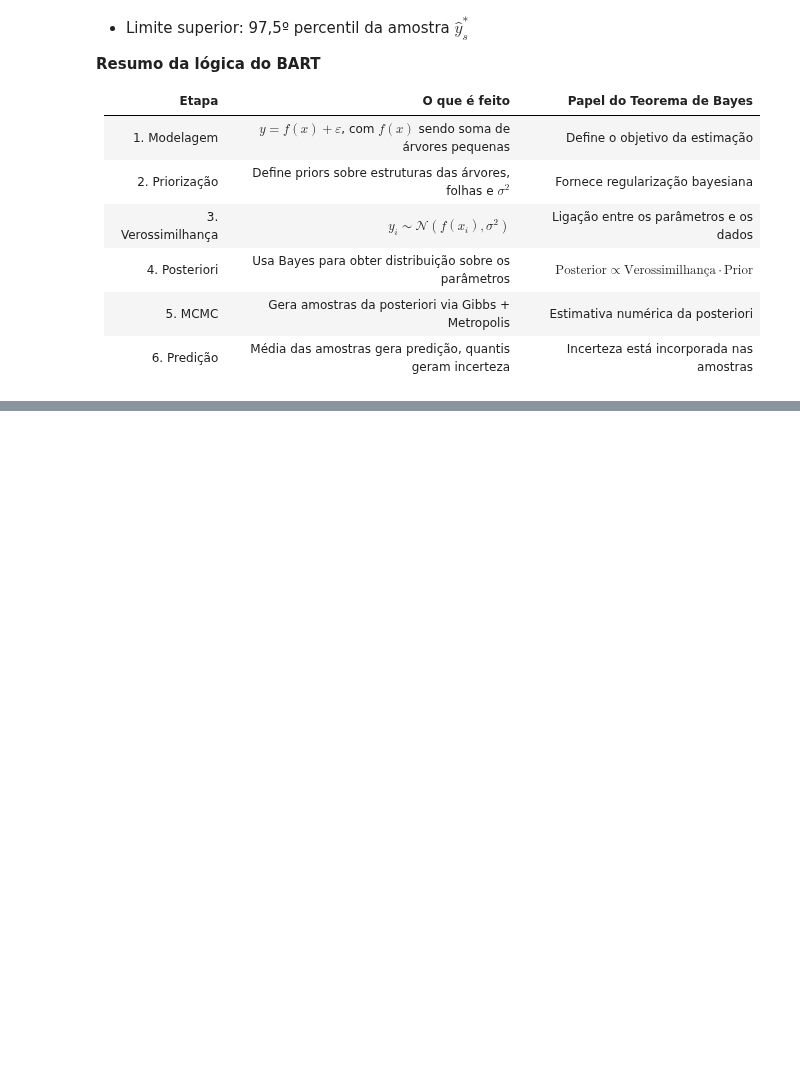
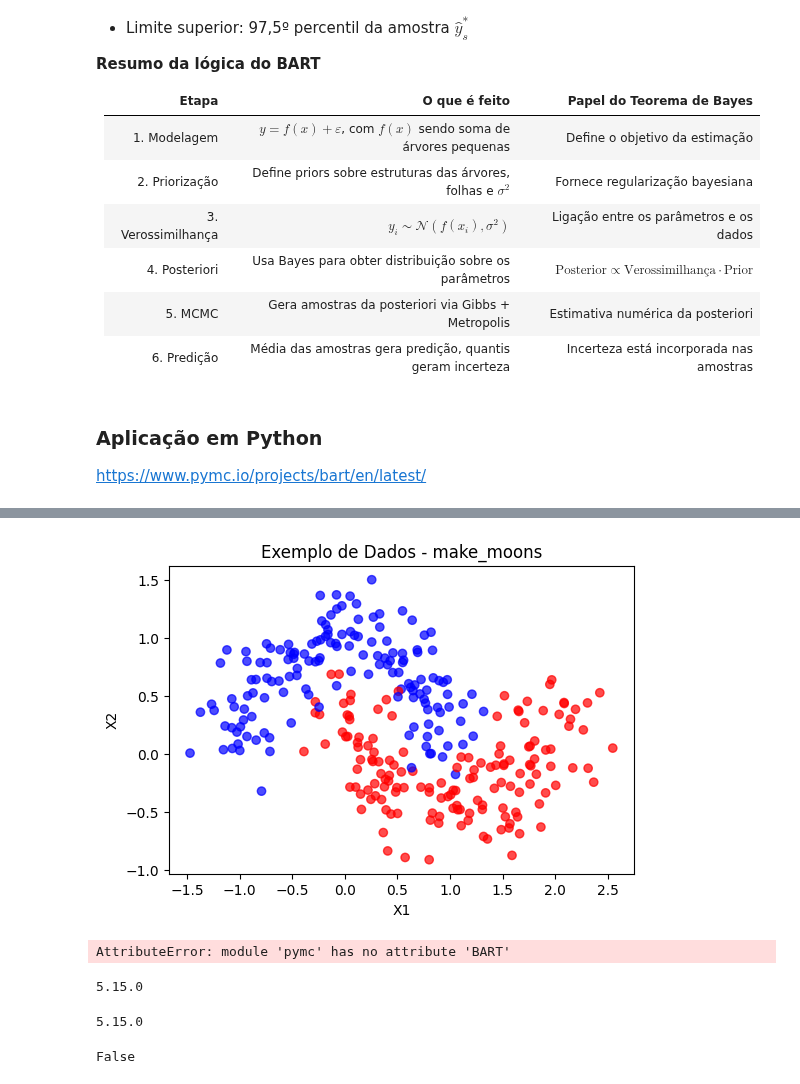
Before and after one commit to Daniel-Uhr/ComputationalEconomics_Notes, a Jupyter notebook: 14_xtr_BART.ipynb, the cells around one changed output, grey strips where cells are left out. Drawn from its saved outputs; the diff is of its cells as text; code cells hidden in the pictures; blank space fills up the shorter version.

```diff
--- a/14_xtr_BART.ipynb
+++ b/14_xtr_BART.ipynb
@@ -159,3 +163,41 @@ Exemplo de intervalo de 95%:
 |4. Posteriori |	Usa Bayes para obter distribuição sobre os parâmetros |	$\text{Posterior} \propto \text{Verossimilhança} \cdot \text{Prior}$ |
 |5. MCMC |	Gera amostras da posteriori via Gibbs + Metropolis	| Estimativa numérica da posteriori |
 |6. Predição |	Média das amostras gera predição, quantis geram incerteza |	Incerteza está incorporada nas amostras|
+# %% [markdown]
+### Aplicação em Python
+
+https://www.pymc.io/projects/bart/en/latest/
+# %%
+import numpy as np
+import matplotlib.pyplot as plt
+from sklearn.datasets import make_moons
+import pymc as pm
+import arviz as az
+
+# 1. Gerar os dados
+X, y = make_moons(n_samples=300, noise=0.2, random_state=42)
+
+# 2. Visualizar os dados
+plt.figure(figsize=(6, 4))
+plt.scatter(X[:, 0], X[:, 1], c=y, cmap='bwr', alpha=0.7)
+plt.title('Exemplo de Dados - make_moons')
+plt.xlabel('X1')
+plt.ylabel('X2')
+plt.show()
+
+# 3. Rodar o modelo BART
+with pm.Model() as model:
+    # BART para classificação binária
+    f = pm.BART("f", X, y, m=50)  # m é o número de árvores
+    p = pm.Deterministic("p", pm.math.sigmoid(f))  # Converter para probabilidade (logit link)
+    y_obs = pm.Bernoulli("y_obs", p=p, observed=y)
+
+    trace = pm.sample(1000, tune=1000, chains=2, target_accept=0.9, random_seed=42)
+
+# 4. Resumo dos resultados
+az.summary(trace, var_names=["p"])
+
+# 5. Visualizar a distribuição das probabilidades preditas
+az.plot_posterior(trace, var_names=["p"])
+plt.show()
+# %% [output]
@@ -161,0 +207,17 @@ Exemplo de intervalo de 95%:
+[figure, added]
+AttributeError: module 'pymc' has no attribute 'BART'
+# %%
+import pymc as pm
+print(pm.__version__)
+# %% [output]
+5.15.0
+# %%
+import pymc as pm
+print(pm.__version__)
+# %% [output]
+5.15.0
+# %%
+import pymc as pm
+print(hasattr(pm, "BART"))
+# %% [output]
+False
```
Also changed, not shown: parts of 3 cells of this notebook, 1 other file.
